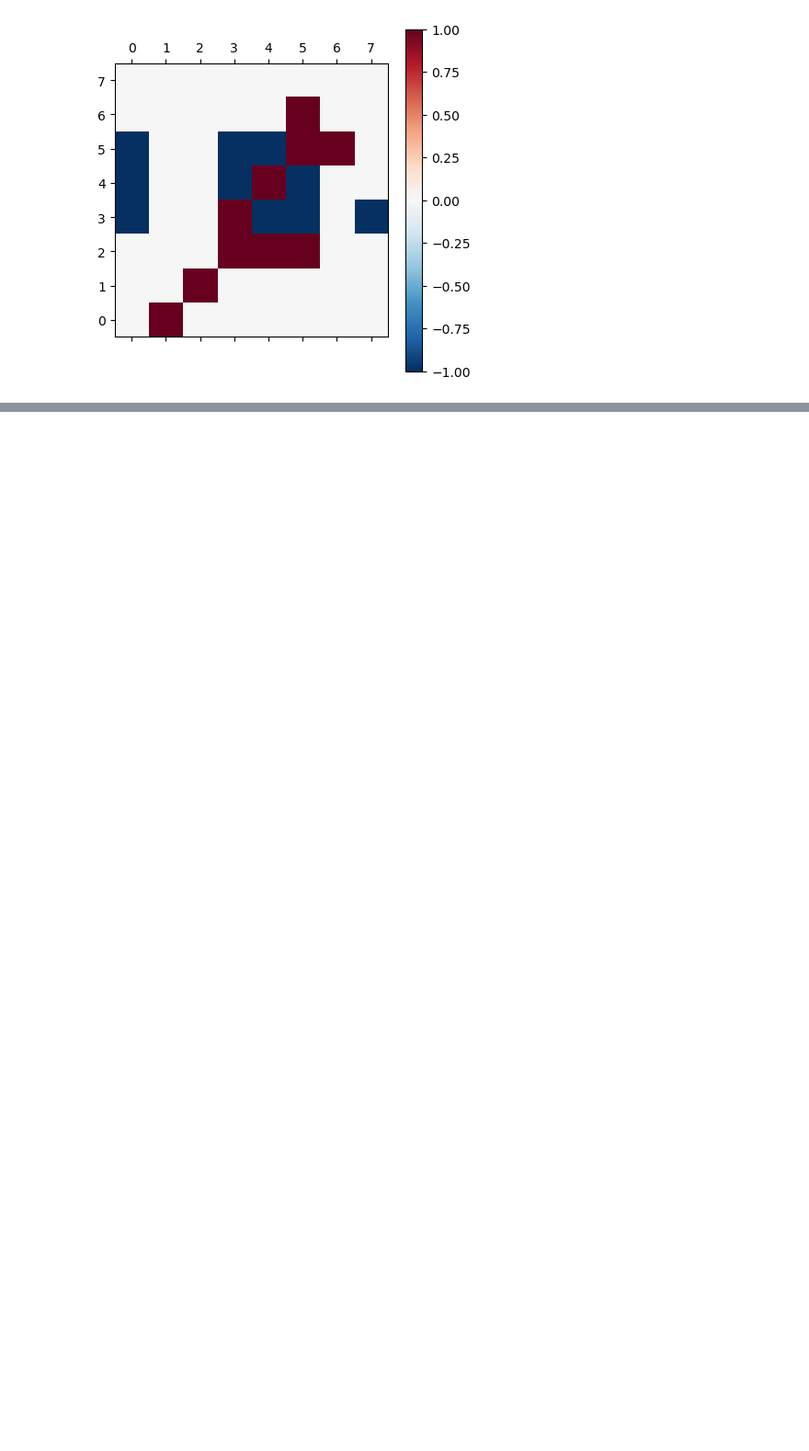
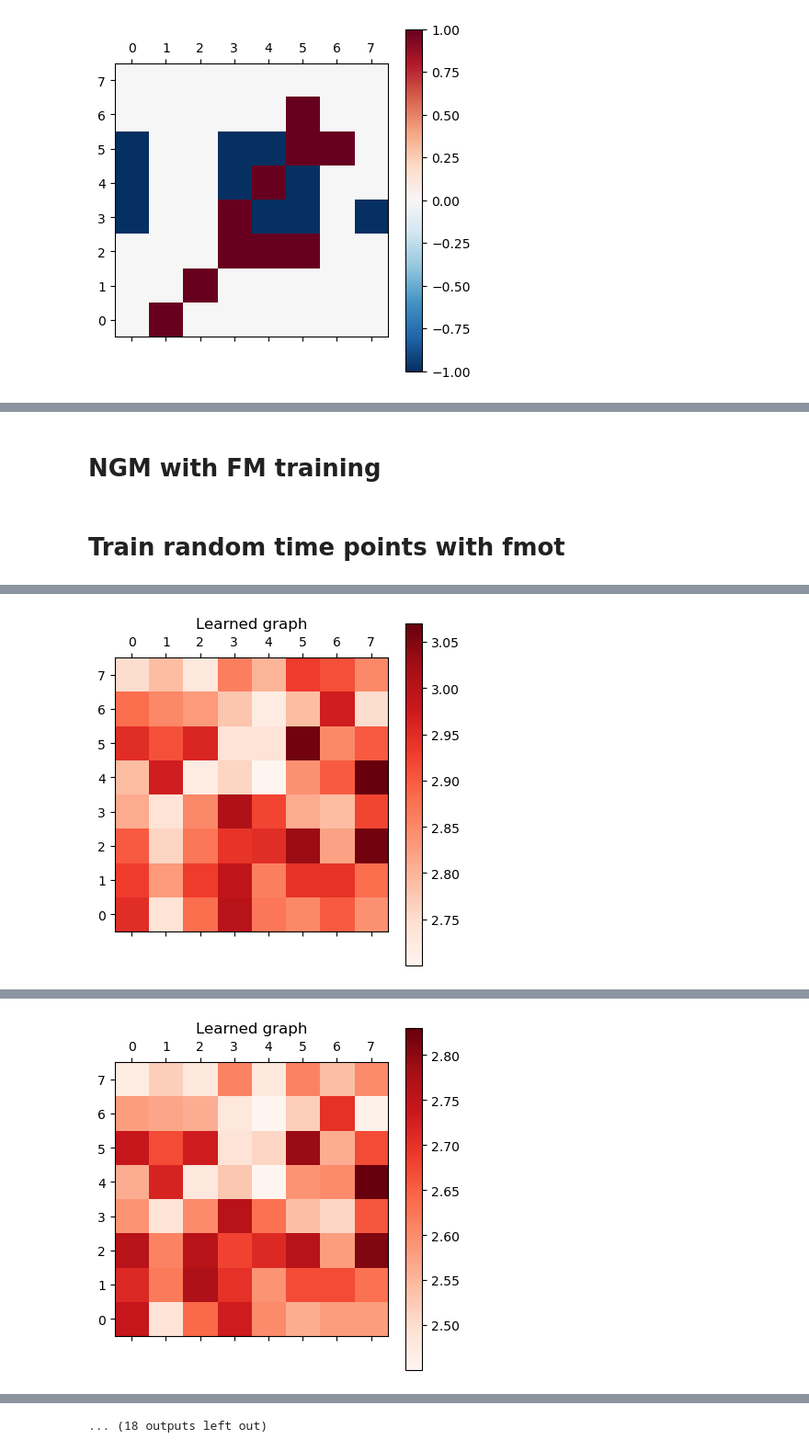
Before and after one commit to NoahElRimawiFine/Graphical-modelling-continuous-time, a Jupyter notebook: experiments/bio_experiment_two.ipynb, the cells around one changed output, grey strips where cells are left out. Shown at 92% size. Cells and saved outputs as stored; diff of their text form; code cells hidden in the pictures; blank space fills up the shorter version.

Commit message:
adding a lot of separate experiments to try ngm, ngm + fm, eot

```diff
--- a/experiments/bio_experiment_two.ipynb
+++ b/experiments/bio_experiment_two.ipynb
@@ -425,0 +788,20 @@ compare_models(graph, true_matrix)
+# %% [markdown]
+# NGM with FM training
+# %%
+def sample_conditional_pt(x0, x1, t, sigma=0.01):
+    """
+    Samples points along the path from x0 to x1 based on time t.
+
+    Args:
+        x0 (torch.Tensor): Source points [batch_size, D]
+        x1 (torch.Tensor): Target points [batch_size, D]
+        t (torch.Tensor): Time scalar between 0 and 1 [batch_size]
+        sigma (float): Noise level
+
+    Returns:
+        torch.Tensor: Sampled points [batch_size, D]
+    """
+    t = t.unsqueeze(-1)  # shape [batch_size, 1]
+    x_tau = (1 - t) * x0 + t * x1 + sigma * torch.randn_like(x0)
+    displacement = x1 - x0
+    return x_tau, displacement
@@ -425,0 +898,2 @@ compare_models(graph, true_matrix)
+# %% [markdown]
+# Train random time points with fmot
@@ -425,0 +1011,37 @@ compare_models(graph, true_matrix)
+# %%
+importlib.reload(models)
+
+num_variables = 8
+hidden_dim = 200
+dims = [num_variables, hidden_dim, 1]
+func = models.MLPODEF(dims=dims, GL_reg=0.02)
+
+# beneficial to have plots - model fit, see if it can generate the same trajectories.
+# so plot PCA on wildtype, do simulation/inference with MLPODEF, at least 100 int steps, euler method, transform method, use pca transform of inferred data points
+# do this for each marginal independently, check inference for each marginal pair (01), (1,2)
+
+wt_idx = [i for i, ko in enumerate(kos) if ko is None]
+adatas_wt = [adatas[i] for i in wt_idx]
+kos_wt = [kos[i] for i in wt_idx]
+t = adatas[0].obs["t"].max()
+
+# Prepare your data tensor
+# Assuming you have loaded your data into 'adata' as a single AnnData object
+grouped_data = prepare_time_binned_data(adatas[0], time_column='t')
+normalized_data, scaler = normalize_data(grouped_data)
+
+pis = compute_all_pis_fixed(adatas_wt[0], t, reg=1e-1)
+
+# train for models, each with a separate time bin
+loss_history, func = train_with_fmot_bins(
+    func=func,
+    adata=adatas_wt[0],
+    all_pis=pis,
+    t=t,
+    l1_reg=1e-6,
+    l2_reg=1e-5,
+    n_steps=15000,
+    batch_size=164,
+    device="cuda" if torch.cuda.is_available() else "cpu",
+)
+# %% [output]
@@ -425,0 +1049 @@ compare_models(graph, true_matrix)
+[figure, added]
@@ -425,0 +1051 @@ compare_models(graph, true_matrix)
+[figure, added]
@@ -425,0 +1060 @@ compare_models(graph, true_matrix)
+... (18 outputs left out)
```
Also changed, not shown: parts of 38 cells of this notebook.
